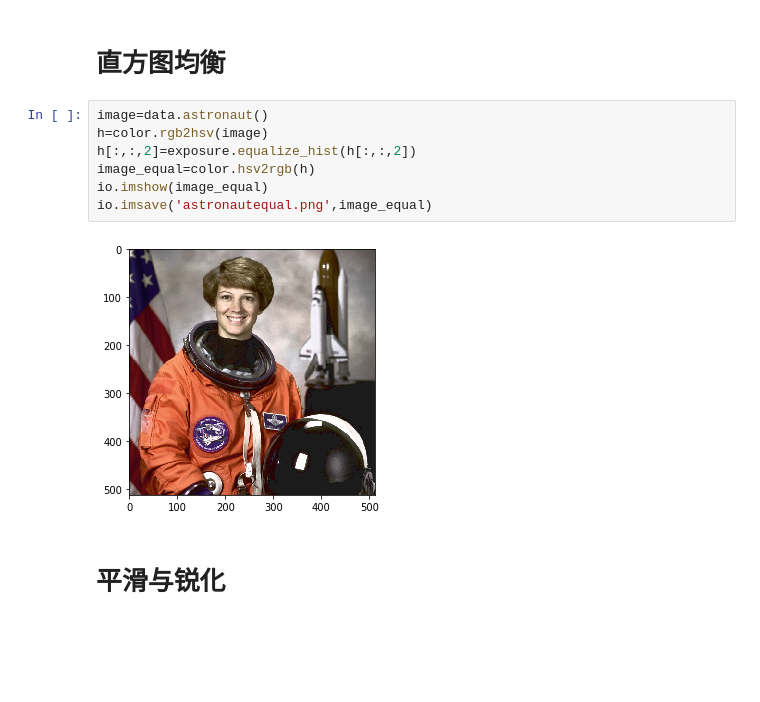
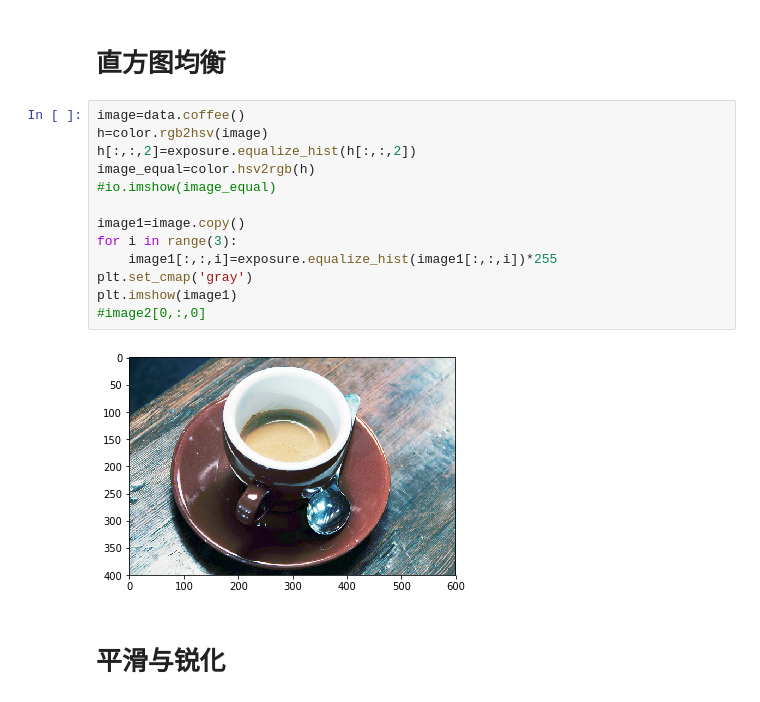
Before and after one commit to xingnix/learning, a Jupyter notebook: imageprocessing/jupyter/6/python3.ipynb, the cells around one changed output. Saved outputs shown, nothing was run; the diff lists cells and outputs as text; blank space fills up the shorter version.

Commit message:
skimage.exposure.equlize_hist return value in [0,1], so 255 must be multiplied for uint8

```diff
--- a/imageprocessing/jupyter/6/python3.ipynb
+++ b/imageprocessing/jupyter/6/python3.ipynb
@@ -184,14 +184,20 @@ io.imshow(imageyellow)
 # %% [markdown]
 # 直方图均衡
 # %%
-image=data.astronaut()
+image=data.coffee()
 h=color.rgb2hsv(image)
 h[:,:,2]=exposure.equalize_hist(h[:,:,2])
 image_equal=color.hsv2rgb(h)
-io.imshow(image_equal)
-io.imsave('astronautequal.png',image_equal)
+#io.imshow(image_equal)
+
+image1=image.copy()
+for i in range(3):
+    image1[:,:,i]=exposure.equalize_hist(image1[:,:,i])*255
+plt.set_cmap('gray')
+plt.imshow(image1)
+#image2[0,:,0]
 # %% [output]
-[figure, old version]
+[figure, new version]
 # %% [markdown]
 # 平滑与锐化
 # %%
```
